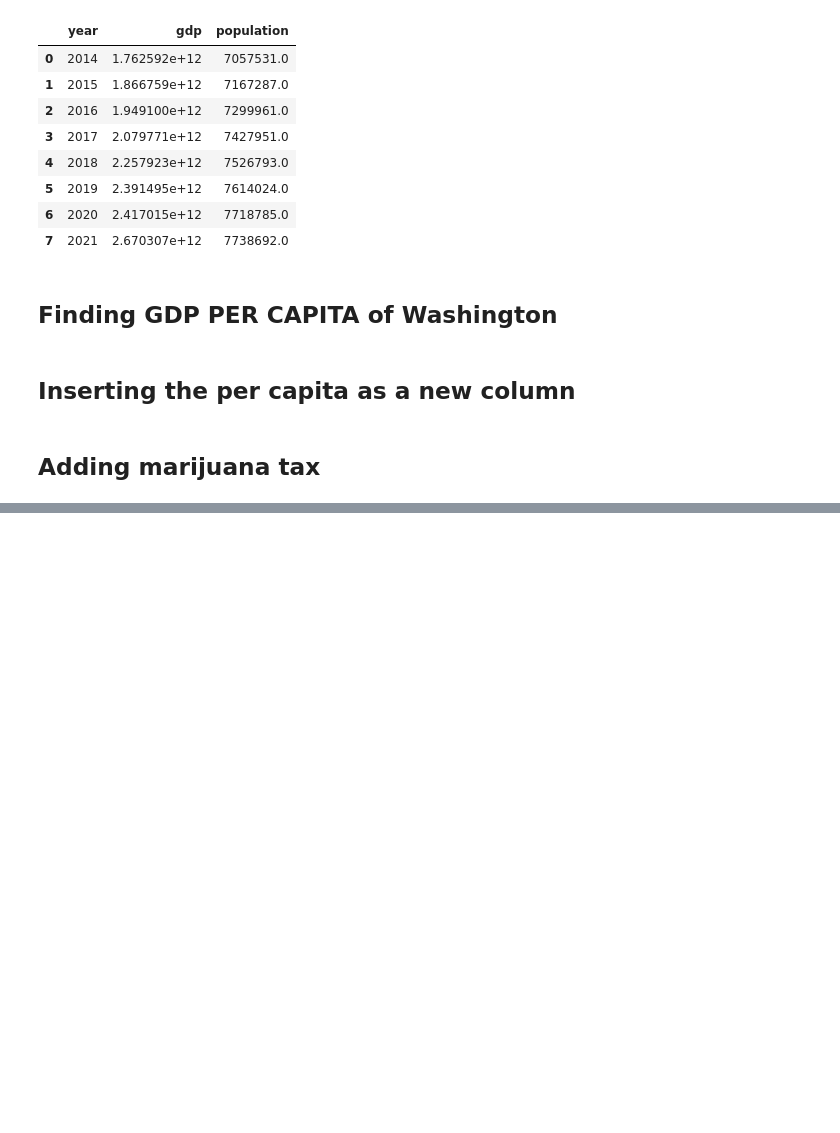
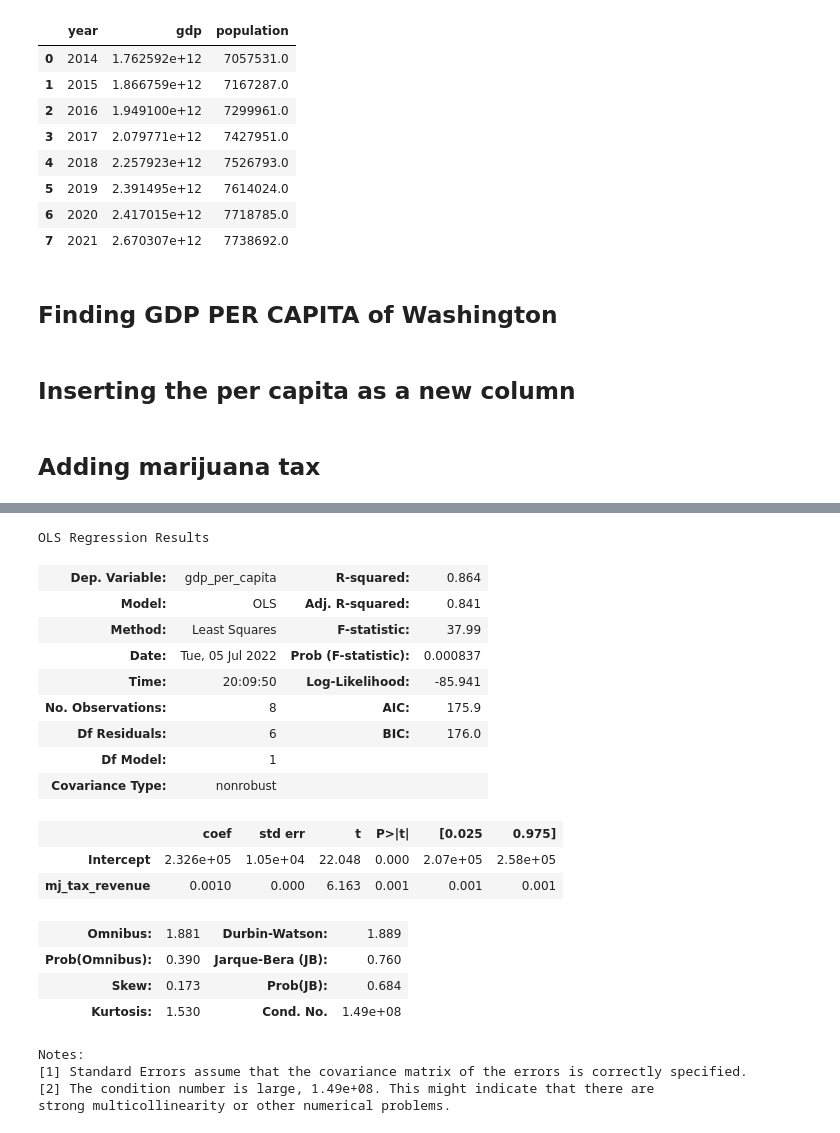
Before and after one commit to jho97/specs_capstone, a Jupyter notebook: visualized_data/wa_gdp_per_capita.ipynb, the cells around one changed output, grey strips where cells are left out. Cells and saved outputs as stored; diff of their text form; code cells hidden in the pictures; blank space fills up the shorter version.

```diff
--- a/visualized_data/wa_gdp_per_capita.ipynb
+++ b/visualized_data/wa_gdp_per_capita.ipynb
@@ -249,0 +330,25 @@ wa_mj_tax.drop(columns=["Total retail value of cannabis and cannabis products (b
+# %%
+res2 = smf.ols(formula="gdp_per_capita ~ mj_tax_revenue", data=wa_plot_df).fit()
+res2.summary()
+# %% [output]
+OLS Regression Results
+| Dep. Variable: | gdp_per_capita | R-squared: | 0.864 |
+| Model: | OLS | Adj. R-squared: | 0.841 |
+| Method: | Least Squares | F-statistic: | 37.99 |
+| Date: | Tue, 05 Jul 2022 | Prob (F-statistic): | 0.000837 |
+| Time: | 20:09:50 | Log-Likelihood: | -85.941 |
+| No. Observations: | 8 | AIC: | 175.9 |
+| Df Residuals: | 6 | BIC: | 176.0 |
+| Df Model: | 1 |  |  |
+| Covariance Type: | nonrobust |  |  |
+|  | coef | std err | t | P>|t| | [0.025 | 0.975] |
+| Intercept | 2.326e+05 | 1.05e+04 | 22.048 | 0.000 | 2.07e+05 | 2.58e+05 |
+| mj_tax_revenue | 0.0010 | 0.000 | 6.163 | 0.001 | 0.001 | 0.001 |
+| Omnibus: | 1.881 | Durbin-Watson: | 1.889 |
+| Prob(Omnibus): | 0.390 | Jarque-Bera (JB): | 0.760 |
+| Skew: | 0.173 | Prob(JB): | 0.684 |
+| Kurtosis: | 1.530 | Cond. No. | 1.49e+08 |
+Notes:
+[1] Standard Errors assume that the covariance matrix of the errors is correctly specified.
+[2] The condition number is large, 1.49e+08. This might indicate that there are
+strong multicollinearity or other numerical problems.
```
Also changed, not shown: parts of 31 cells of this notebook.
